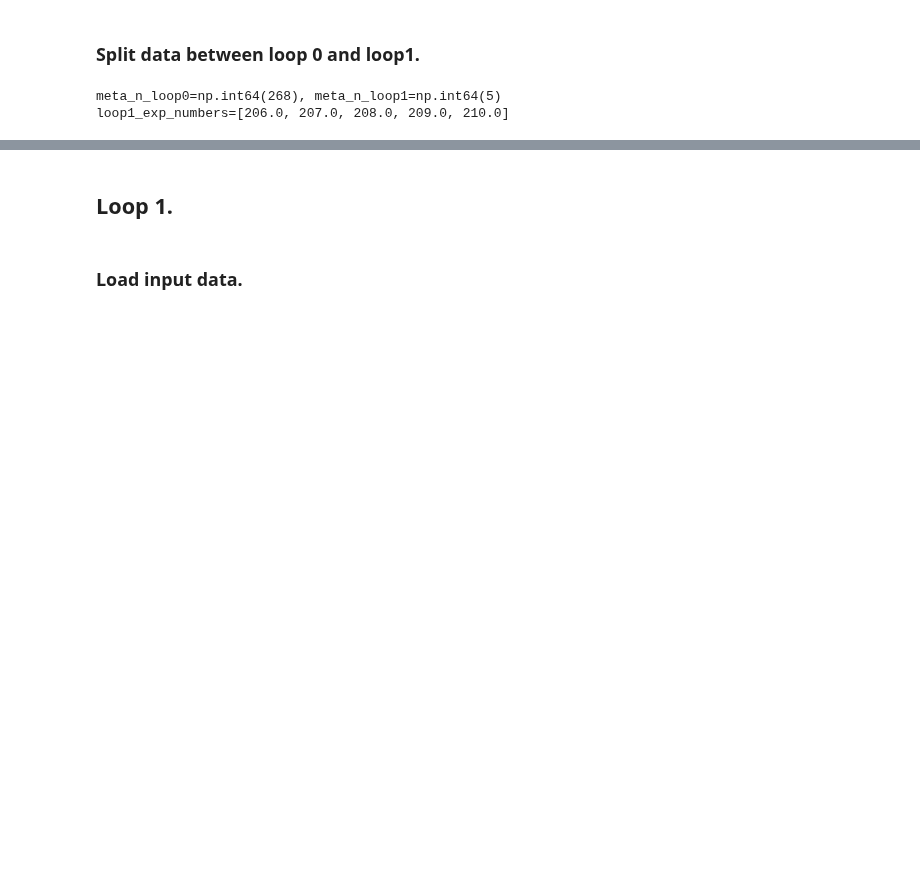
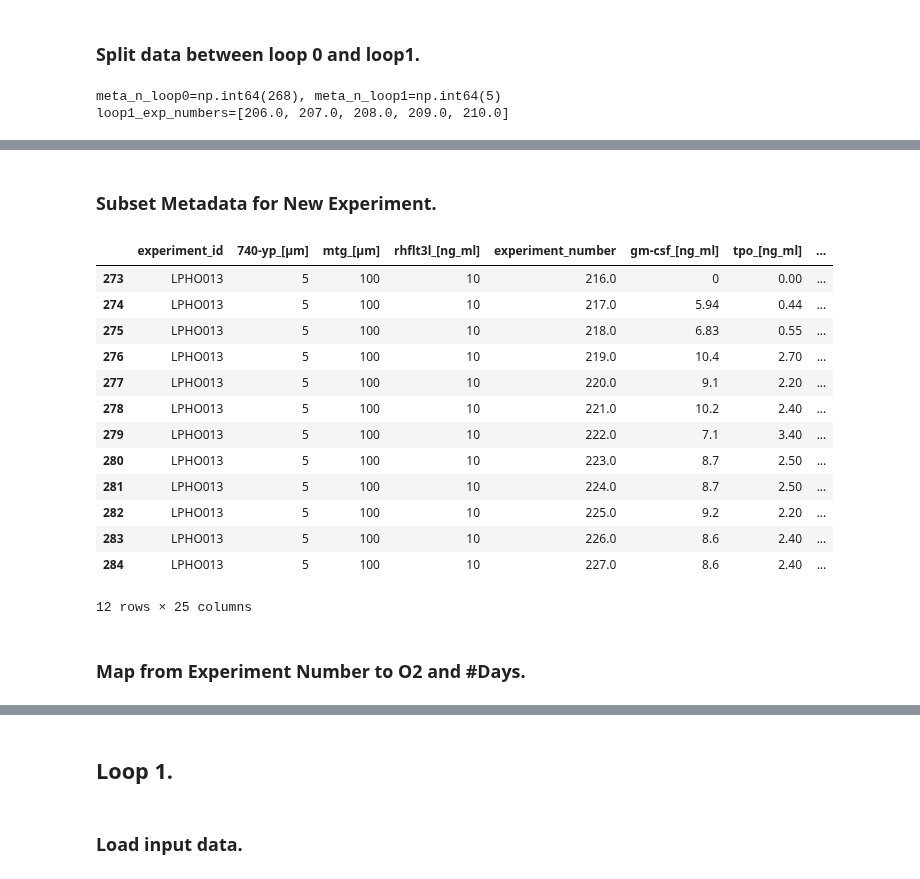
Before and after one commit to theislab/LabCompass-reproducibility, a Jupyter notebook: data_analysis/check_data/check_data.ipynb, the cells around one changed output, grey strips where cells are left out. Drawn from its saved outputs; the diff is of its cells as text; code cells hidden in the pictures; blank space fills up the shorter version.

Commit message:
preparing to run experiments for loop2

```diff
--- a/data_analysis/check_data/check_data.ipynb
+++ b/data_analysis/check_data/check_data.ipynb
@@ -64,0 +70,4 @@ loop1_exp_numbers=[206.0, 207.0, 208.0, 209.0, 210.0]
+# %%
+meta_loop2_path = "/lustre/groups/ml01/workspace/lorenzo.consoli/projects/SFC_cambridge/data/gdrive/metadata_updated.xlsx"
+meta_df_loop2 = pd.read_excel(meta_loop2_path)
+meta_df_loop2
@@ -64,0 +88,24 @@ loop1_exp_numbers=[206.0, 207.0, 208.0, 209.0, 210.0]
+# %% [markdown]
+### Subset Metadata for New Experiment.
+# %%
+meta_df_lpho013 = meta_df_loop2[
+    meta_df_loop2.experiment_id == "LPHO013"
+]
+meta_df_lpho013
+# %% [output]
+|  | experiment_id | 740-yp_[µm] | mtg_[µm] | rhflt3l_[ng_ml] | experiment_number | gm-csf_[ng_ml] | tpo_[ng_ml] | ... |
+| 273 | LPHO013 | 5 | 100 | 10 | 216.0 | 0 | 0.00 | ... |
+| 274 | LPHO013 | 5 | 100 | 10 | 217.0 | 5.94 | 0.44 | ... |
+| 275 | LPHO013 | 5 | 100 | 10 | 218.0 | 6.83 | 0.55 | ... |
+| 276 | LPHO013 | 5 | 100 | 10 | 219.0 | 10.4 | 2.70 | ... |
+| 277 | LPHO013 | 5 | 100 | 10 | 220.0 | 9.1 | 2.20 | ... |
+| 278 | LPHO013 | 5 | 100 | 10 | 221.0 | 10.2 | 2.40 | ... |
+| 279 | LPHO013 | 5 | 100 | 10 | 222.0 | 7.1 | 3.40 | ... |
+| 280 | LPHO013 | 5 | 100 | 10 | 223.0 | 8.7 | 2.50 | ... |
+| 281 | LPHO013 | 5 | 100 | 10 | 224.0 | 8.7 | 2.50 | ... |
+| 282 | LPHO013 | 5 | 100 | 10 | 225.0 | 9.2 | 2.20 | ... |
+| 283 | LPHO013 | 5 | 100 | 10 | 226.0 | 8.6 | 2.40 | ... |
+| 284 | LPHO013 | 5 | 100 | 10 | 227.0 | 8.6 | 2.40 | ... |
+12 rows × 25 columns
+# %% [markdown]
+### Map from Experiment Number to O2 and  #Days.
```
Also changed, not shown: parts of 16 cells of this notebook, 9 other files.
